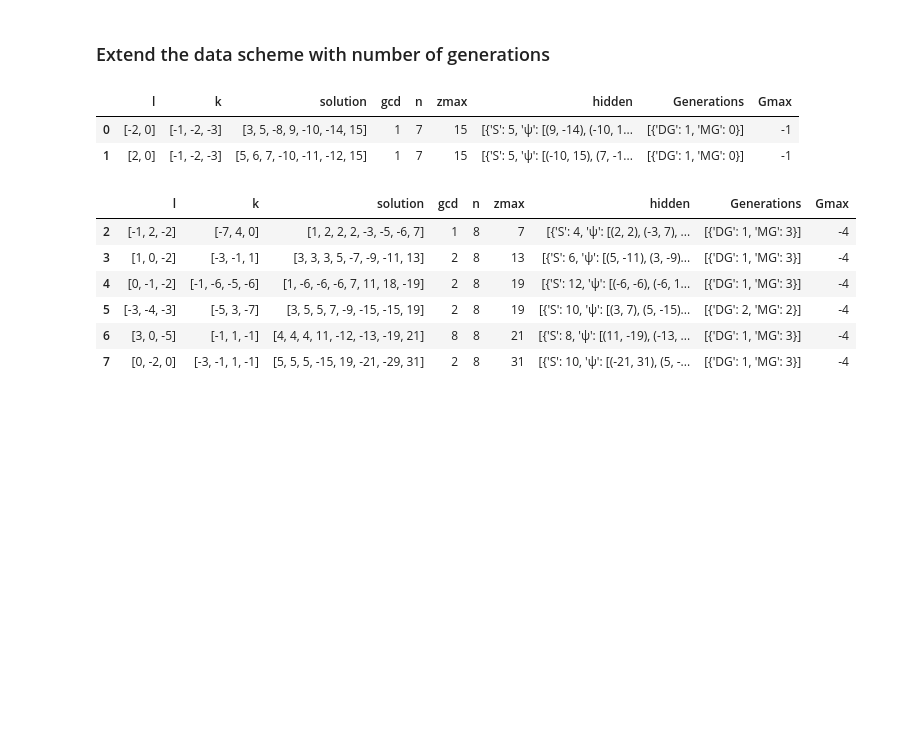
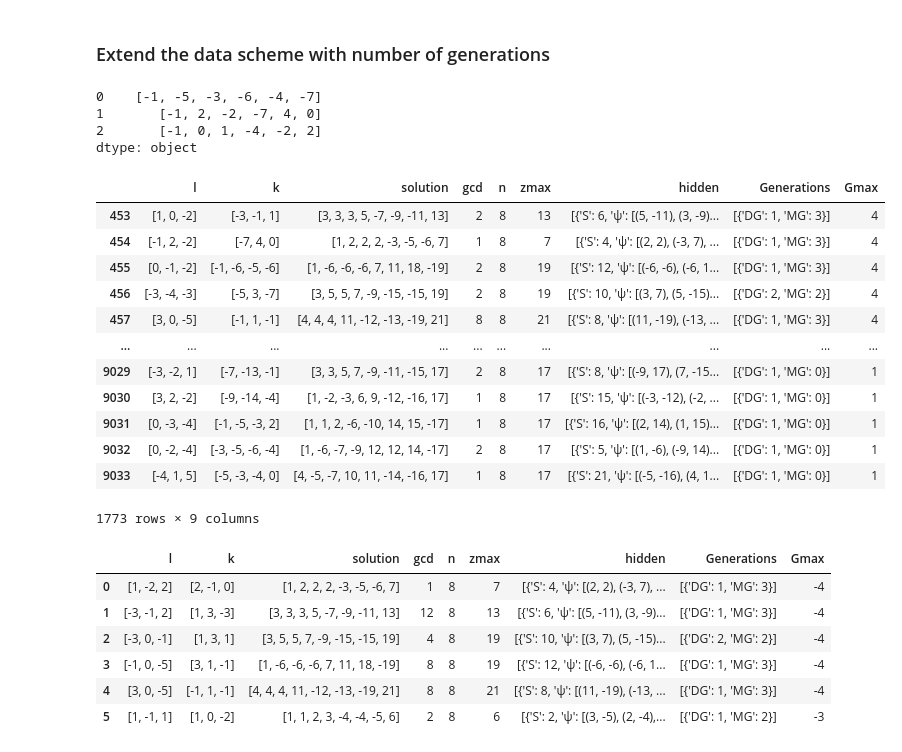
Before and after one commit to restrepo/Advanced_Computation, a Jupyter notebook: Data_Analysis.ipynb, the cells around one changed output. Saved outputs shown, nothing was run; the diff lists cells and outputs as text; code cells hidden in the pictures; blank space fills up the shorter version.

```diff
--- a/Data_Analysis.ipynb
+++ b/Data_Analysis.ipynb
@@ -42,3 +42,5 @@ pd.DataFrame([{'l':[1,3],'k':[2],
 ### Read the full dataset
 # %%
 df=pd.read_json('https://zenodo.org/record/5526707/files/solutions.json?download=1')
+# %%
+df=pd.read_json('solutions.json.gz')
@@ -106,7 +137,7 @@ def get_hidden_sector(l):
         if not massless:
             # ========= Quality check =======================
             # Check that all the elements of l can be removed
-            for INTERSECTIONS in [True,False]:
+            for INTERSECTIONS in [False,True]:
                 msvp=msv.copy()
                 lp=l.copy()
                 if INTERSECTIONS:
@@ -435,29 +773,46 @@ l=[2, 2, -3, 15, 15, -17, -17, -17, 20]
 h=[{'S': 17, 'ψ': [(2, 15), (20, -3)]}]
 assert get_Dirac_and_Majorana_generations(l,h)==[{'DG': 2, 'MG': 0}]
+# %%
+hs[:3].apply(lambda d: d['l']+d['k'],axis='columns')
+# %% [output]
+0    [-1, -5, -3, -6, -4, -7]
+1       [-1, 2, -2, -7, 4, 0]
+2       [-1, 0, 1, -4, -2, 2]
+dtype: object
 # %%
 hs['Generations']=hs.apply(lambda row: get_Dirac_and_Majorana_generations(row['solution'],row['hidden']),axis='columns')
 # %%
 hs3['Generations']=hs3.apply(lambda row: get_Dirac_and_Majorana_generations(row['solution'],row['hidden']),axis='columns')
 # %%
-hs['Gmax']=-hs['Generations'].str[0].apply(lambda d: sum(d.values()))
+hs['Gmax']=hs['Generations'].str[0].apply(lambda d: sum(d.values()))
 # %%
-hs=hs.sort_values(['n','Gmax']).reset_index(drop=True)
+hs=hs.sort_values(['Gmax'],ascending=False).reset_index(drop=True)
 # %%
-hs[hs['n']==7]
+hs[hs['n']==8]
 # %% [output]
 |  | l | k | solution | gcd | n | zmax | hidden | Generations | Gmax |
-| 0 | [-2, 0] | [-1, -2, -3] | [3, 5, -8, 9, -10, -14, 15] | 1 | 7 | 15 | [{'S': 5, 'ψ': [(9, -14), (-10, 1... | [{'DG': 1, 'MG': 0}] | -1 |
-| 1 | [2, 0] | [-1, -2, -3] | [5, 6, 7, -10, -11, -12, 15] | 1 | 7 | 15 | [{'S': 5, 'ψ': [(-10, 15), (7, -1... | [{'DG': 1, 'MG': 0}] | -1 |
+| 453 | [1, 0, -2] | [-3, -1, 1] | [3, 3, 3, 5, -7, -9, -11, 13] | 2 | 8 | 13 | [{'S': 6, 'ψ': [(5, -11), (3, -9)... | [{'DG': 1, 'MG': 3}] | 4 |
+| 454 | [-1, 2, -2] | [-7, 4, 0] | [1, 2, 2, 2, -3, -5, -6, 7] | 1 | 8 | 7 | [{'S': 4, 'ψ': [(2, 2), (-3, 7), ... | [{'DG': 1, 'MG': 3}] | 4 |
+| 455 | [0, -1, -2] | [-1, -6, -5, -6] | [1, -6, -6, -6, 7, 11, 18, -19] | 2 | 8 | 19 | [{'S': 12, 'ψ': [(-6, -6), (-6, 1... | [{'DG': 1, 'MG': 3}] | 4 |
+| 456 | [-3, -4, -3] | [-5, 3, -7] | [3, 5, 5, 7, -9, -15, -15, 19] | 2 | 8 | 19 | [{'S': 10, 'ψ': [(3, 7), (5, -15)... | [{'DG': 2, 'MG': 2}] | 4 |
+| 457 | [3, 0, -5] | [-1, 1, -1] | [4, 4, 4, 11, -12, -13, -19, 21] | 8 | 8 | 21 | [{'S': 8, 'ψ': [(11, -19), (-13, ... | [{'DG': 1, 'MG': 3}] | 4 |
+| ... | ... | ... | ... | ... | ... | ... | ... | ... | ... |
+| 9029 | [-3, -2, 1] | [-7, -13, -1] | [3, 3, 5, 7, -9, -11, -15, 17] | 2 | 8 | 17 | [{'S': 8, 'ψ': [(-9, 17), (7, -15... | [{'DG': 1, 'MG': 0}] | 1 |
+| 9030 | [3, 2, -2] | [-9, -14, -4] | [1, -2, -3, 6, 9, -12, -16, 17] | 1 | 8 | 17 | [{'S': 15, 'ψ': [(-3, -12), (-2, ... | [{'DG': 1, 'MG': 0}] | 1 |
+| 9031 | [0, -3, -4] | [-1, -5, -3, 2] | [1, 1, 2, -6, -10, 14, 15, -17] | 1 | 8 | 17 | [{'S': 16, 'ψ': [(2, 14), (1, 15)... | [{'DG': 1, 'MG': 0}] | 1 |
+| 9032 | [0, -2, -4] | [-3, -5, -6, -4] | [1, -6, -7, -9, 12, 12, 14, -17] | 2 | 8 | 17 | [{'S': 5, 'ψ': [(1, -6), (-9, 14)... | [{'DG': 1, 'MG': 0}] | 1 |
+| 9033 | [-4, 1, 5] | [-5, -3, -4, 0] | [4, -5, -7, 10, 11, -14, -16, 17] | 1 | 8 | 17 | [{'S': 21, 'ψ': [(-5, -16), (4, 1... | [{'DG': 1, 'MG': 0}] | 1 |
+1773 rows × 9 columns
 # %%
 hs[hs['n']==8][:6]
 # %% [output]
 |  | l | k | solution | gcd | n | zmax | hidden | Generations | Gmax |
-| 2 | [-1, 2, -2] | [-7, 4, 0] | [1, 2, 2, 2, -3, -5, -6, 7] | 1 | 8 | 7 | [{'S': 4, 'ψ': [(2, 2), (-3, 7), ... | [{'DG': 1, 'MG': 3}] | -4 |
-| 3 | [1, 0, -2] | [-3, -1, 1] | [3, 3, 3, 5, -7, -9, -11, 13] | 2 | 8 | 13 | [{'S': 6, 'ψ': [(5, -11), (3, -9)... | [{'DG': 1, 'MG': 3}] | -4 |
-| 4 | [0, -1, -2] | [-1, -6, -5, -6] | [1, -6, -6, -6, 7, 11, 18, -19] | 2 | 8 | 19 | [{'S': 12, 'ψ': [(-6, -6), (-6, 1... | [{'DG': 1, 'MG': 3}] | -4 |
-| 5 | [-3, -4, -3] | [-5, 3, -7] | [3, 5, 5, 7, -9, -15, -15, 19] | 2 | 8 | 19 | [{'S': 10, 'ψ': [(3, 7), (5, -15)... | [{'DG': 2, 'MG': 2}] | -4 |
-| 6 | [3, 0, -5] | [-1, 1, -1] | [4, 4, 4, 11, -12, -13, -19, 21] | 8 | 8 | 21 | [{'S': 8, 'ψ': [(11, -19), (-13, ... | [{'DG': 1, 'MG': 3}] | -4 |
-| 7 | [0, -2, 0] | [-3, -1, 1, -1] | [5, 5, 5, -15, 19, -21, -29, 31] | 2 | 8 | 31 | [{'S': 10, 'ψ': [(-21, 31), (5, -... | [{'DG': 1, 'MG': 3}] | -4 |
+| 0 | [1, -2, 2] | [2, -1, 0] | [1, 2, 2, 2, -3, -5, -6, 7] | 1 | 8 | 7 | [{'S': 4, 'ψ': [(2, 2), (-3, 7), ... | [{'DG': 1, 'MG': 3}] | -4 |
+| 1 | [-3, -1, 2] | [1, 3, -3] | [3, 3, 3, 5, -7, -9, -11, 13] | 12 | 8 | 13 | [{'S': 6, 'ψ': [(5, -11), (3, -9)... | [{'DG': 1, 'MG': 3}] | -4 |
+| 2 | [-3, 0, -1] | [1, 3, 1] | [3, 5, 5, 7, -9, -15, -15, 19] | 4 | 8 | 19 | [{'S': 10, 'ψ': [(3, 7), (5, -15)... | [{'DG': 2, 'MG': 2}] | -4 |
+| 3 | [-1, 0, -5] | [3, 1, -1] | [1, -6, -6, -6, 7, 11, 18, -19] | 8 | 8 | 19 | [{'S': 12, 'ψ': [(-6, -6), (-6, 1... | [{'DG': 1, 'MG': 3}] | -4 |
+| 4 | [3, 0, -5] | [-1, 1, -1] | [4, 4, 4, 11, -12, -13, -19, 21] | 8 | 8 | 21 | [{'S': 8, 'ψ': [(11, -19), (-13, ... | [{'DG': 1, 'MG': 3}] | -4 |
+| 5 | [1, -1, 1] | [1, 0, -2] | [1, 1, 2, 3, -4, -4, -5, 6] | 2 | 8 | 6 | [{'S': 2, 'ψ': [(3, -5), (2, -4),... | [{'DG': 1, 'MG': 2}] | -3 |
 # %%
 hs[hs['n']==9][:3]
 # %% [output]
```
Also changed, not shown: parts of 58 cells of this notebook, 1 other file.
